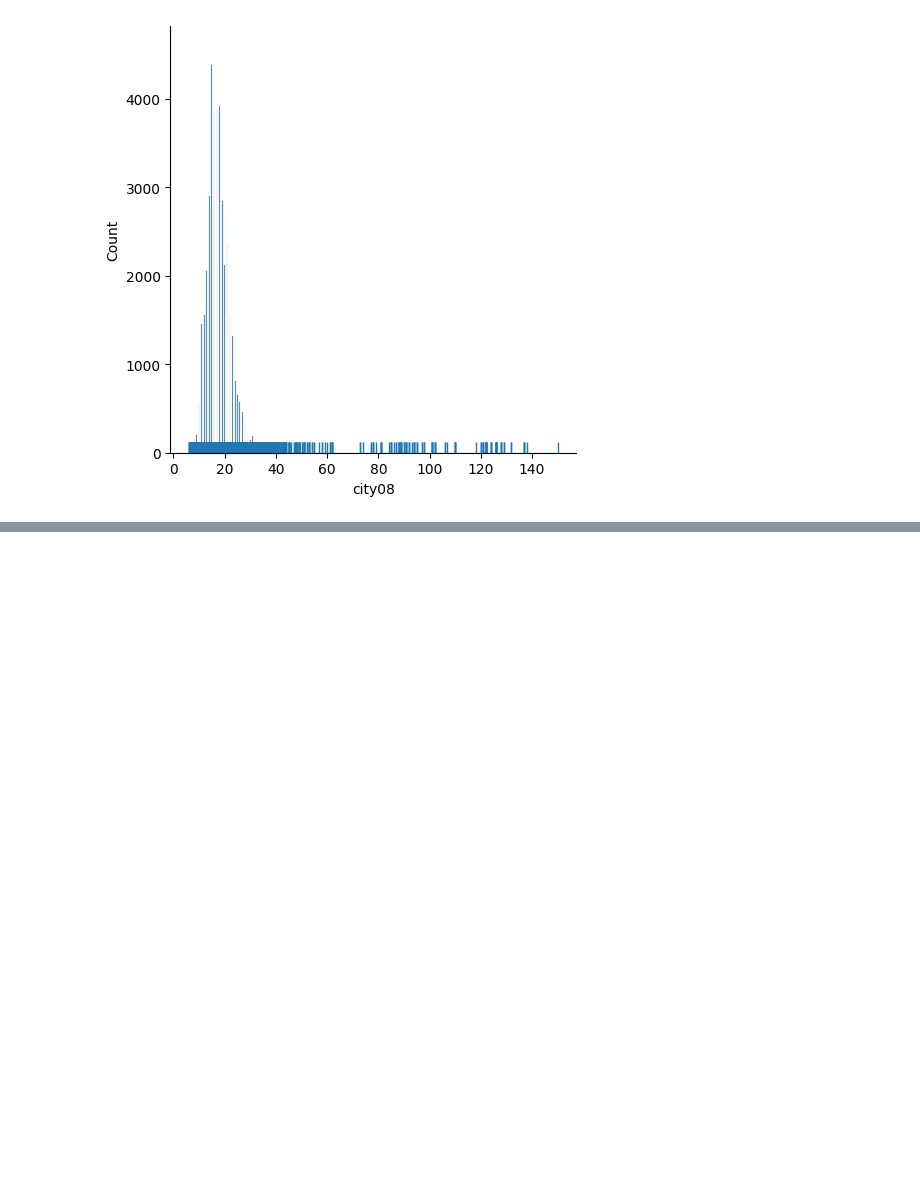
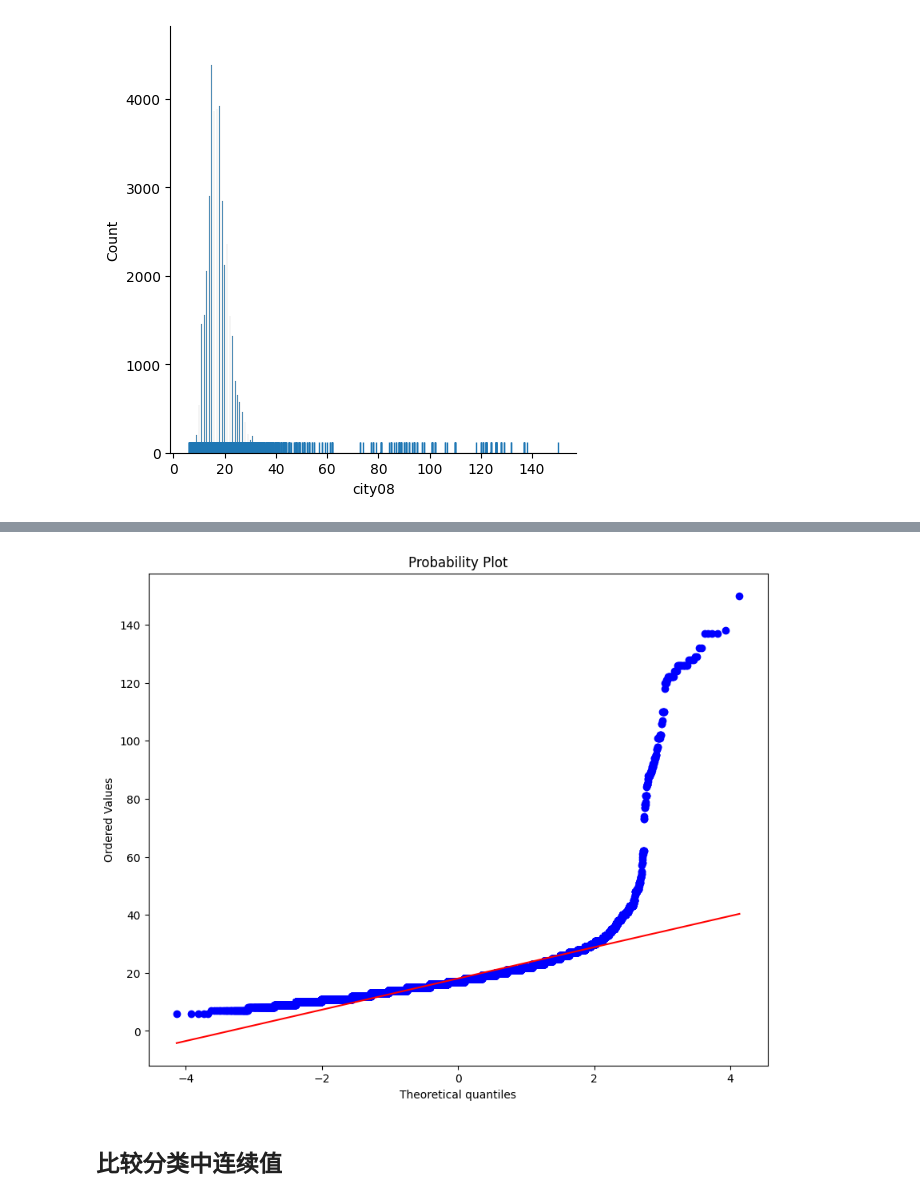
Before and after one commit to JPL-JUNO/Data-Analysis-and-Science, a Jupyter notebook: P1XC2E/sources/ch05_exploratory_data_analysis.ipynb, the cells around one changed output, grey strips where cells are left out. Drawn from its saved outputs; the diff is of its cells as text; code cells hidden in the pictures; blank space fills up the shorter version.

```diff
--- a/P1XC2E/sources/ch05_exploratory_data_analysis.ipynb
+++ b/P1XC2E/sources/ch05_exploratory_data_analysis.ipynb
@@ -303,0 +321,9 @@ fig.savefig('img/c5-conthistsns.png', dpi=300)
+# %%
+from scipy import stats
+fig, ax = plt.subplots(figsize=(10, 8))
+stats.probplot(fueleco.city08, plot=ax)
+fig.savefig("img/c5-conprob.png", dpi=300)
+# %% [output]
+[figure, added]
+# %% [markdown]
+## 比较分类中连续值
```
Also changed, not shown: parts of 45 cells of this notebook, 9 other files.
